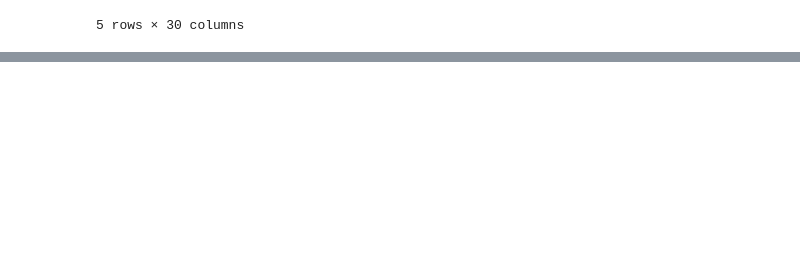
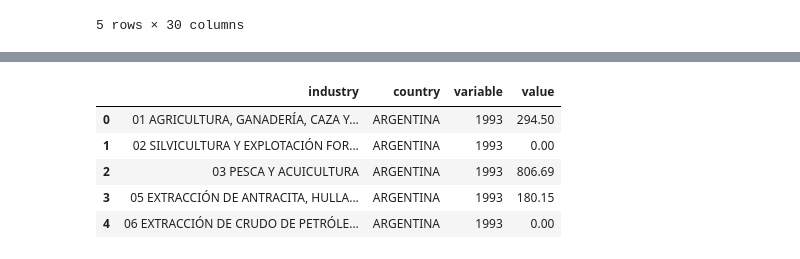
Before and after one commit to Afri-cola/Kschool-TFM, a Jupyter notebook: Inversion española en LATAM.ipynb, the cells around one changed output, grey strips where cells are left out. Drawn from its saved outputs; the diff is of its cells as text; code cells hidden in the pictures; blank space fills up the shorter version.

```diff
--- a/Inversion española en LATAM.ipynb
+++ b/Inversion española en LATAM.ipynb
@@ -101,0 +109,31 @@ dtype: object
+# %%
+# cambiar a tipo Float las columnas con los valores de la inversión
+
+df_arg_2['1993'] = df_arg_2['1993'].astype(float)
+df_arg_2['1994'] = df_arg_2['1994'].astype(float)
+df_arg_2['1995'] = df_arg_2['1995'].astype(float)
+df_arg_2['1996'] = df_arg_2['1996'].astype(float)
+df_arg_2['1997'] = df_arg_2['1997'].astype(float)
+df_arg_2['1998'] = df_arg_2['1998'].astype(float)
+df_arg_2['1999'] = df_arg_2['1999'].astype(float)
+df_arg_2['2000'] = df_arg_2['2000'].astype(float)
+df_arg_2['2001'] = df_arg_2['2001'].astype(float)
+df_arg_2['2002'] = df_arg_2['2002'].astype(float)
+df_arg_2['2003'] = df_arg_2['2003'].astype(float)
+df_arg_2['2004'] = df_arg_2['2004'].astype(float)
+df_arg_2['2005'] = df_arg_2['2005'].astype(float)
+df_arg_2['2006'] = df_arg_2['2006'].astype(float)
+df_arg_2['2007'] = df_arg_2['2007'].astype(float)
+df_arg_2['2008'] = df_arg_2['2008'].astype(float)
+df_arg_2['2009'] = df_arg_2['2009'].astype(float)
+df_arg_2['2010'] = df_arg_2['2010'].astype(float)
+df_arg_2['2011'] = df_arg_2['2011'].astype(float)
+df_arg_2['2012'] = df_arg_2['2012'].astype(float)
+df_arg_2['2013'] = df_arg_2['2013'].astype(float)
+df_arg_2['2014'] = df_arg_2['2014'].astype(float)
+df_arg_2['2015'] = df_arg_2['2015'].astype(float)
+df_arg_2['2016'] = df_arg_2['2016'].astype(float)
+df_arg_2['2017'] = df_arg_2['2017'].astype(float)
+df_arg_2['2018'] = df_arg_2['2018'].astype(float)
+df_arg_2['2019'] = df_arg_2['2019'].astype(float)
+df_arg_2['ENE-SEP 2020'] = df_arg_2['ENE-SEP 2020'].astype(float)
@@ -110,0 +172,11 @@ Name: 1993, dtype: float64
+# %%
+df_arg_3 = df_arg_2.melt(['industry','country'])
+# %%
+df_arg_3.head()
+# %% [output]
+|  | industry | country | variable | value |
+| 0 | 01 AGRICULTURA, GANADERÍA, CAZA Y... | ARGENTINA | 1993 | 294.50 |
+| 1 | 02 SILVICULTURA Y EXPLOTACIÓN FOR... | ARGENTINA | 1993 | 0.00 |
+| 2 | 03 PESCA Y ACUICULTURA | ARGENTINA | 1993 | 806.69 |
+| 3 | 05 EXTRACCIÓN DE ANTRACITA, HULLA... | ARGENTINA | 1993 | 180.15 |
+| 4 | 06 EXTRACCIÓN DE CRUDO DE PETRÓLE... | ARGENTINA | 1993 | 0.00 |
```
Also changed, not shown: parts of 17 cells of this notebook.
